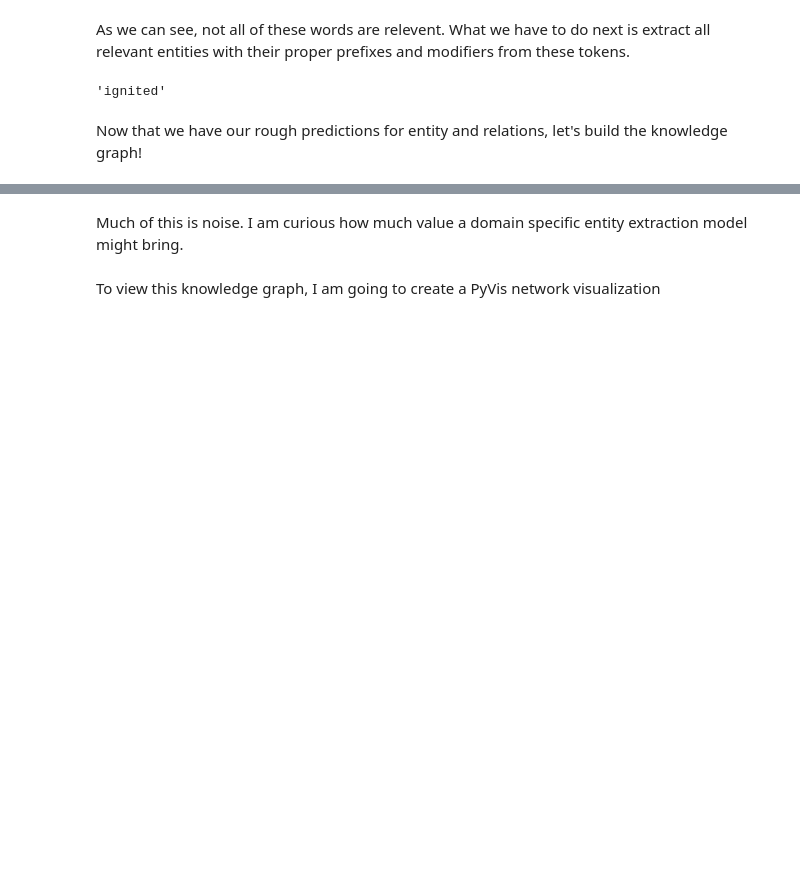
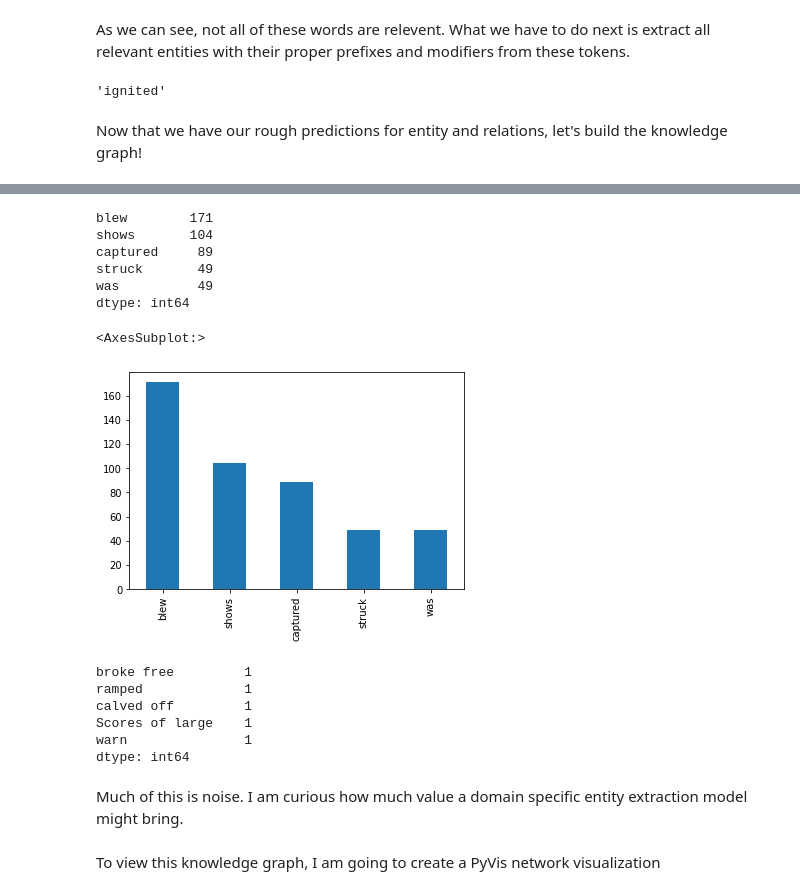
Before and after one commit to nkasmanoff/nasa-eo-knowledge-graph, a Jupyter notebook: Build nhEvent Knowledge Graph.ipynb, the cells around one changed output, grey strips where cells are left out. Cells and saved outputs as stored; diff of their text form; code cells hidden in the pictures; blank space fills up the shorter version.

```diff
--- a/Build nhEvent Knowledge Graph.ipynb
+++ b/Build nhEvent Knowledge Graph.ipynb
@@ -162,3 +162,26 @@ kg_df.sample(n=5)
+# %%
+pd.Series(relations).value_counts()[:5]
+# %% [output]
+blew        171
+shows       104
+captured     89
+struck       49
+was          49
+dtype: int64
+# %%
+pd.Series(relations).value_counts()[:5].plot(kind='bar')
+# %% [output]
+<AxesSubplot:>
+[figure, added]
+# %%
+pd.Series(relations).value_counts()[-5:]
+# %% [output]
+broke free         1
+ramped             1
+calved off         1
+Scores of large    1
+warn               1
+dtype: int64
 # %% [markdown]
 Much of this is noise. I am curious how much value a domain specific entity extraction model might bring.
 # %%
```
Also changed, not shown: parts of 1 cell of this notebook.
